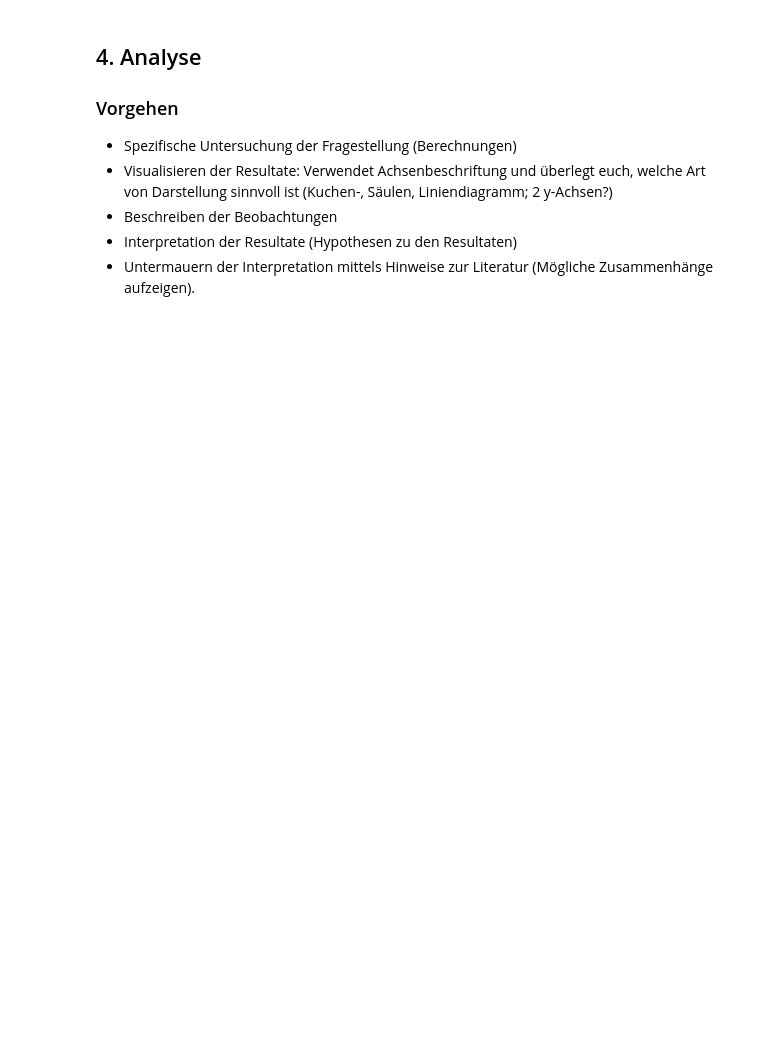
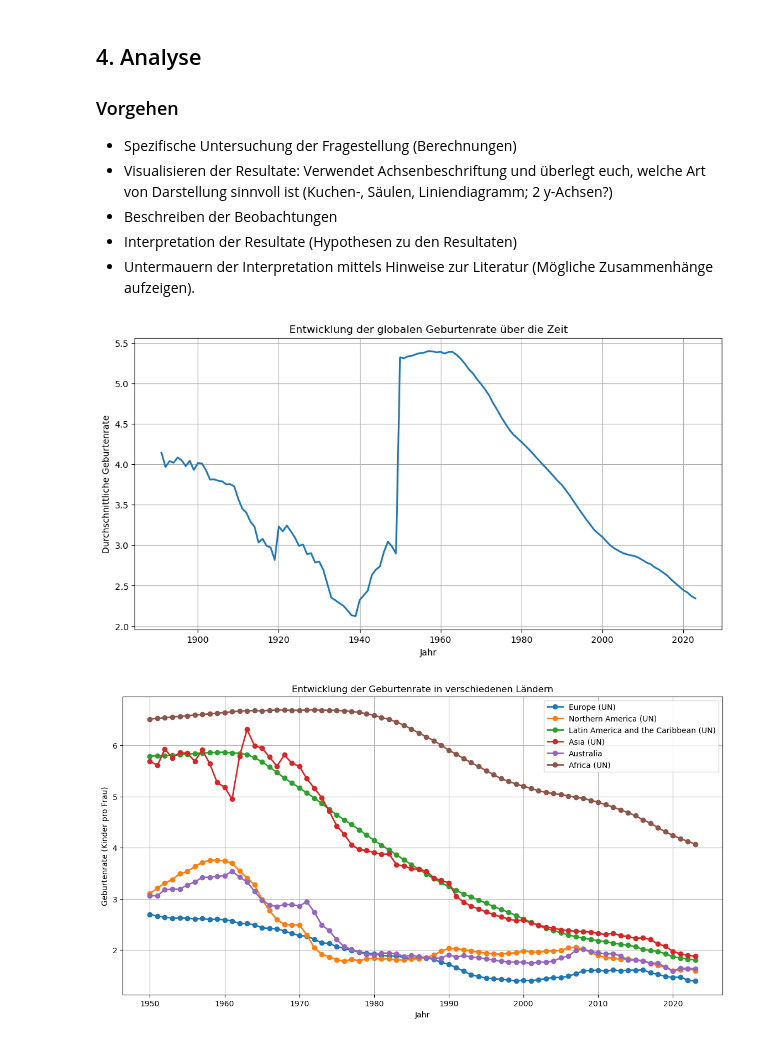
Before and after one commit to karin5905/Fertility-rate, a Jupyter notebook: Feritility-rate.ipynb, the cells around one changed output. Cells and saved outputs as stored; diff of their text form; code cells hidden in the pictures; blank space fills up the shorter version.

```diff
--- a/Feritility-rate.ipynb
+++ b/Feritility-rate.ipynb
@@ -187,3 +196,83 @@ NameError: name 'data' is not defined
 - Beschreiben der Beobachtungen
 - Interpretation der Resultate (Hypothesen zu den Resultaten)
 - Untermauern der Interpretation mittels Hinweise zur Literatur (Mögliche Zusammenhänge aufzeigen).
+# %%
+# Beschreibende Statistik
+data.describe()
+
+# Wie viele Länder sind im Datensatz?
+data['Entity'].nunique()
+
+# Fehlende Werte prüfen
+data.isnull().sum()
+
+# VISUALISIERUNGEN:
+
+# Zeitliche Entwicklung - Globaler Durchschnitt
+global_avg = data.groupby('Year')['Fertility rate (period), historical'].mean()
+
+plt.figure(figsize=(12,6))
+plt.plot(global_avg.index, global_avg.values, linewidth=2)
+plt.xlabel('Jahr')
+plt.ylabel('Durchschnittliche Geburtenrate')
+plt.title('Entwicklung der globalen Geburtenrate über die Zeit')
+plt.grid(True)
+plt.show()
+
+# Vergleich ausgewählter Länder über Zeit
+countries = ['Europe (UN)', 'Northern America (UN)', 'Latin America and the Caribbean (UN)', 'Asia (UN)', 'Australia', 'Africa (UN)']
+
+plt.figure(figsize=(14,7))
+for country in countries:
+    country_data = data[data['Entity'] == country]
+    plt.plot(country_data['Year'],
+             country_data['Fertility rate (period), historical'],
+             marker='o', label=country, linewidth=2)
+
+plt.xlabel('Jahr')
+plt.ylabel('Geburtenrate (Kinder pro Frau)')
+plt.title('Entwicklung der Geburtenrate in verschiedenen Ländern')
+plt.legend()
+plt.grid(True)
+plt.show()
+
+# Vergleich Asien und Afrika
+
+countries = ['Asia (UN)', 'Africa (UN)']
+
+plt.figure(figsize=(14,7))
+for country in countries:
+    country_data = data[(data['Entity'] == country) & (data['Year']>=1970)]
+    plt.plot(country_data['Year'],
+             country_data['Fertility rate (period), historical'], label=country, linewidth=2)
+
+
+plt.xlabel('Jahr')
+plt.ylabel('Geburtenrate (Kinder pro Frau)')
+plt.title('Entwicklung der Geburtenrate in verschiedenen Ländern')
+plt.legend()
+plt.grid(True)
+plt.show()
+
+# Vergleich Ableitung
+
+countries = ['Asia (UN)', 'Africa (UN)']
+
+plt.figure(figsize=(14,7))
+for country in countries:
+    country_data = data[(data['Entity'] == country) & (data['Year']>=1970)]
+    country_data['Diff'] = country_data['Fertility rate (period), historical'].diff()
+
+    plt.plot(country_data['Year'],
+             country_data['Diff'], label=country, linewidth=2)
+
+
+plt.xlabel('Jahr')
+plt.ylabel('Geburtenrate (Kinder pro Frau)')
+plt.title('Entwicklung der Geburtenrate in verschiedenen Ländern')
+plt.legend()
+plt.grid(True)
+plt.show()
+# %% [output]
+[figure, added]
+[figure, added]
```
Also changed, not shown: parts of 15 cells of this notebook.
